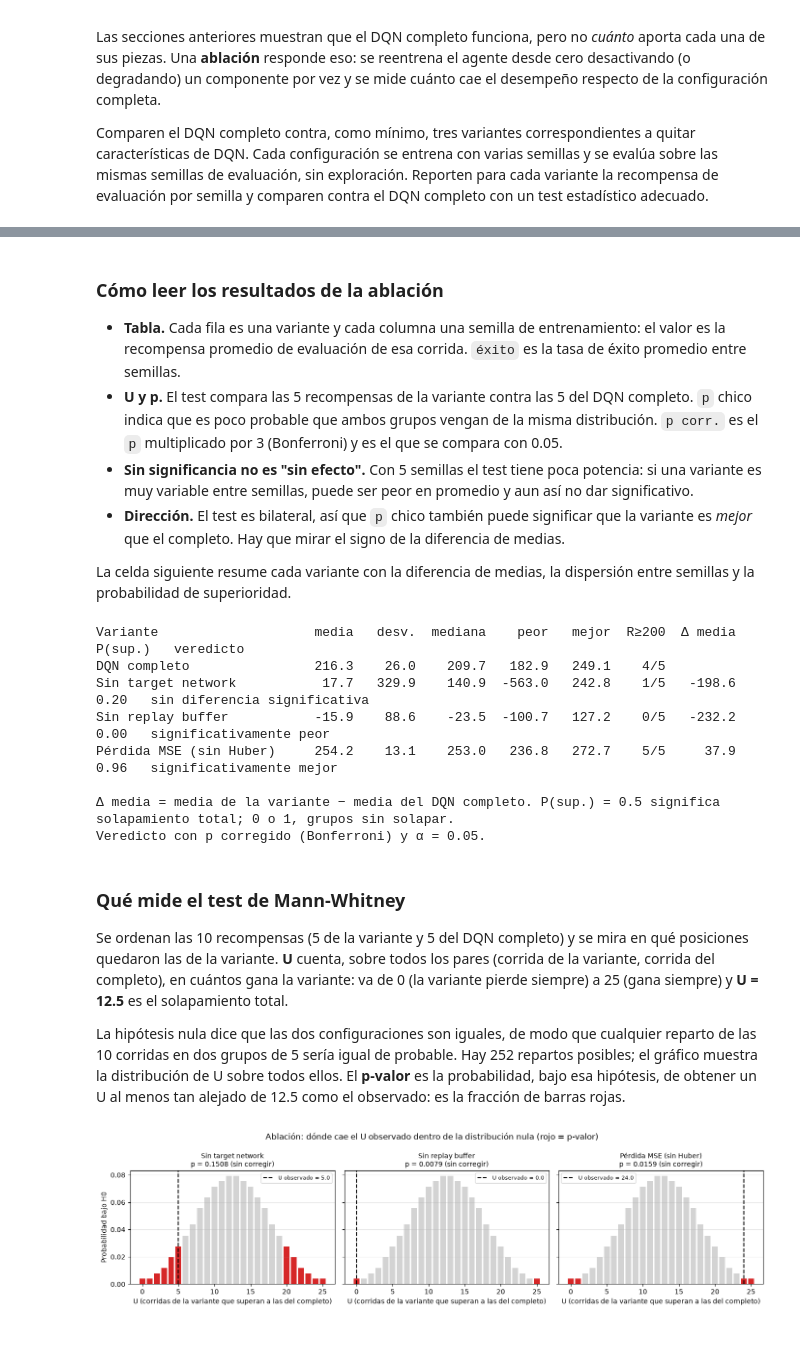
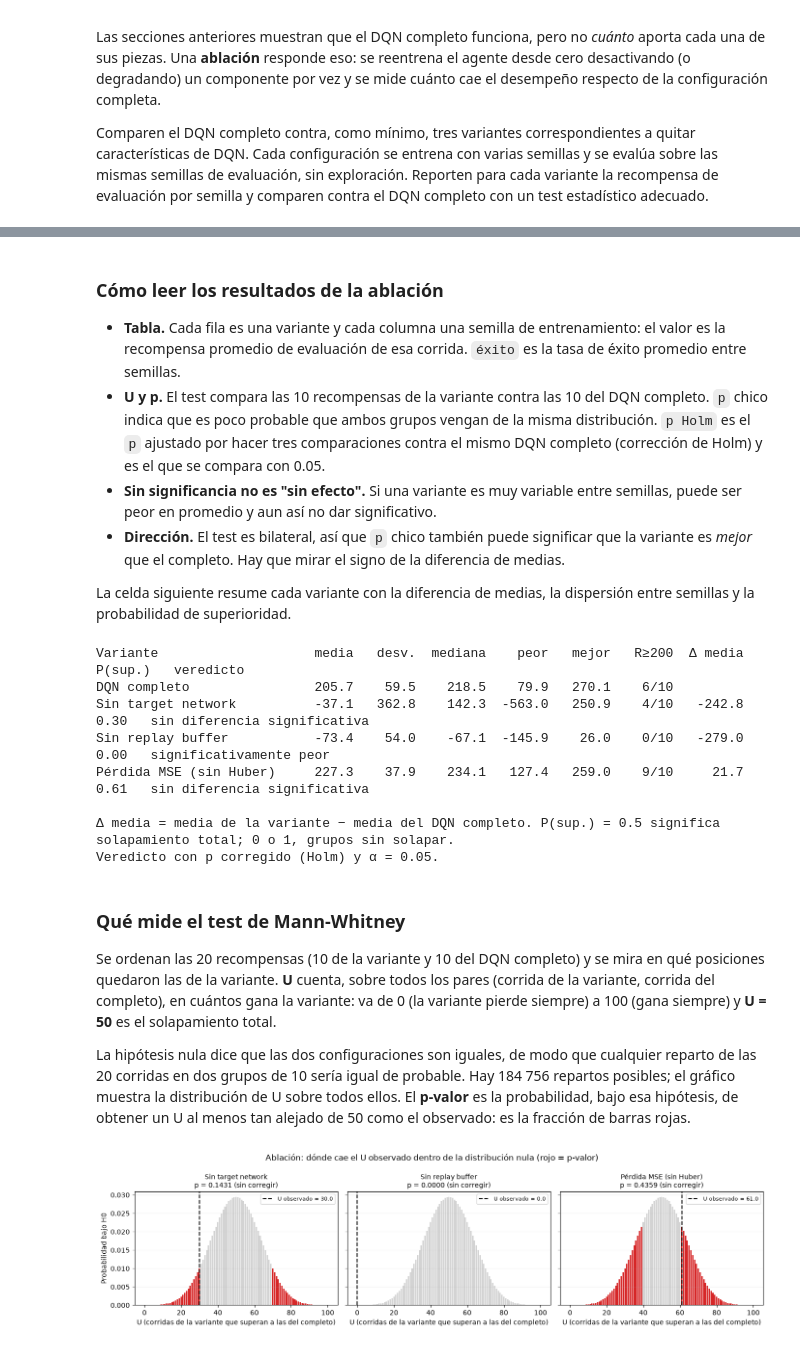
Before and after one commit to matiasencion/AprendizajeAutomatico, a Jupyter notebook: Tarea2/LunarLander_DQN_Tarea.ipynb, the cells around one changed output, grey strips where cells are left out. Saved outputs shown, nothing was run; the diff lists cells and outputs as text; code cells hidden in the pictures.

```diff
--- a/Tarea2/LunarLander_DQN_Tarea.ipynb
+++ b/Tarea2/LunarLander_DQN_Tarea.ipynb
@@ -1242,11 +1759,11 @@ plt.show()
 
 * **Tabla.** Cada fila es una variante y cada columna una semilla de entrenamiento: el valor es la
   recompensa promedio de evaluación de esa corrida. `éxito` es la tasa de éxito promedio entre semillas.
-* **U y p.** El test compara las 5 recompensas de la variante contra las 5 del DQN completo. `p` chico
-  indica que es poco probable que ambos grupos vengan de la misma distribución. `p corr.` es el `p`
-  multiplicado por 3 (Bonferroni) y es el que se compara con 0.05.
-* **Sin significancia no es "sin efecto".** Con 5 semillas el test tiene poca potencia: si una variante es
-  muy variable entre semillas, puede ser peor en promedio y aun así no dar significativo.
+* **U y p.** El test compara las 10 recompensas de la variante contra las 10 del DQN completo. `p` chico
+  indica que es poco probable que ambos grupos vengan de la misma distribución. `p Holm` es el `p` ajustado
+  por hacer tres comparaciones contra el mismo DQN completo (corrección de Holm) y es el que se compara con 0.05.
+* **Sin significancia no es "sin efecto".** Si una variante es muy variable entre semillas, puede ser peor en
+  promedio y aun así no dar significativo.
 * **Dirección.** El test es bilateral, así que `p` chico también puede significar que la variante es
   *mejor* que el completo. Hay que mirar el signo de la diferencia de medias.
 
@@ -1257,7 +1774,7 @@ probabilidad de superioridad.
 ALFA = 0.05
 
 print(f"{'Variante':<25}{'media':>8}{'desv.':>8}{'mediana':>9}{'peor':>8}{'mejor':>8}"
-      f"{'R≥200':>7}{'Δ media':>9}{'P(sup.)':>9}   veredicto")
+      f"{'R≥200':>8}{'Δ media':>9}{'P(sup.)':>9}   veredicto")
 
 for nombre in variantes:
     recompensas = por_semilla(nombre)
@@ -1269,70 +1786,68 @@ for nombre in variantes:
         print(fila)
         continue
 
-    u, p = stats.mannwhitneyu(recompensas, completo, alternative='two-sided')
-    p_corregido = min(1.0, p * num_comparaciones)
     diferencia = recompensas.mean() - completo.mean()
     # Probabilidad de superioridad: chance de que una corrida de la variante supere a una del completo
-    prob_superioridad = u / (len(recompensas) * len(completo))
+    prob_superioridad = pruebas[nombre].statistic / (len(recompensas) * len(completo))
 
-    if p_corregido >= ALFA:
+    if p_holm[nombre] >= ALFA:
         veredicto = "sin diferencia significativa"
     else:
         veredicto = "significativamente peor" if diferencia < 0 else "significativamente mejor"
     print(f"{fila}{diferencia:9.1f}{prob_superioridad:9.2f}   {veredicto}")
 
 print(f"\nΔ media = media de la variante − media del DQN completo. P(sup.) = 0.5 significa solapamiento total; "
-      f"0 o 1, grupos sin solapar.\nVeredicto con p corregido (Bonferroni) y α = {ALFA}.")
+      f"0 o 1, grupos sin solapar.\nVeredicto con p corregido (Holm) y α = {ALFA}.")
 # %% [output]
-Variante                    media   desv.  mediana    peor   mejor  R≥200  Δ media  P(sup.)   veredicto
-DQN completo                216.3    26.0    209.7   182.9   249.1    4/5
-Sin target network           17.7   329.9    140.9  -563.0   242.8    1/5   -198.6     0.20   sin diferencia significativa
-Sin replay buffer           -15.9    88.6    -23.5  -100.7   127.2    0/5   -232.2     0.00   significativamente peor
-Pérdida MSE (sin Huber)     254.2    13.1    253.0   236.8   272.7    5/5     37.9     0.96   significativamente mejor
+Variante                    media   desv.  mediana    peor   mejor   R≥200  Δ media  P(sup.)   veredicto
+DQN completo                205.7    59.5    218.5    79.9   270.1    6/10
+Sin target network          -37.1   362.8    142.3  -563.0   250.9    4/10   -242.8     0.30   sin diferencia significativa
+Sin replay buffer           -73.4    54.0    -67.1  -145.9    26.0    0/10   -279.0     0.00   significativamente peor
+Pérdida MSE (sin Huber)     227.3    37.9    234.1   127.4   259.0    9/10     21.7     0.61   sin diferencia significativa
 
 Δ media = media de la variante − media del DQN completo. P(sup.) = 0.5 significa solapamiento total; 0 o 1, grupos sin solapar.
-Veredicto con p corregido (Bonferroni) y α = 0.05.
+Veredicto con p corregido (Holm) y α = 0.05.
 # %% [markdown]
 ### Qué mide el test de Mann-Whitney
 
-Se ordenan las 10 recompensas (5 de la variante y 5 del DQN completo) y se mira en qué posiciones
+Se ordenan las 20 recompensas (10 de la variante y 10 del DQN completo) y se mira en qué posiciones
 quedaron las de la variante. **U** cuenta, sobre todos los pares (corrida de la variante, corrida del
-completo), en cuántos gana la variante: va de 0 (la variante pierde siempre) a 25 (gana siempre) y
-**U = 12.5** es el solapamiento total.
+completo), en cuántos gana la variante: va de 0 (la variante pierde siempre) a 100 (gana siempre) y
+**U = 50** es el solapamiento total.
 
-La hipótesis nula dice que las dos configuraciones son iguales, de modo que cualquier reparto de las 10 corridas
-en dos grupos de 5 sería igual de probable. Hay 252 repartos posibles; el gráfico muestra la distribución de U
+La hipótesis nula dice que las dos configuraciones son iguales, de modo que cualquier reparto de las 20 corridas
+en dos grupos de 10 sería igual de probable. Hay 184 756 repartos posibles; el gráfico muestra la distribución de U
 sobre todos ellos. El **p-valor** es la probabilidad, bajo esa hipótesis, de obtener un U al menos tan alejado de
-12.5 como el observado: es la fracción de barras rojas.
+50 como el observado: es la fracción de barras rojas.
 # %%
 # Distribución exacta de U bajo la hipótesis nula, con el U observado de cada variante
 from itertools import combinations
 
 n = len(completo)
-# Todas las formas de repartir los rangos 1..10 entre los dos grupos (sin empates)
+# Todas las formas de repartir los rangos 1..2n entre los dos grupos (sin empates)
 u_nulo = np.array([sum(rangos) - n * (n + 1) / 2 for rangos in combinations(range(1, 2 * n + 1), n)])
 valores, frecuencias = np.unique(u_nulo, return_counts=True)
 
 fig, ejes = plt.subplots(1, num_comparaciones, figsize=(14, 3.8), sharey=True)
 
-for eje, nombre in zip(ejes, list(variantes)[1:]):
-    u, p = stats.mannwhitneyu(por_semilla(nombre), completo, alternative='two-sided')
+for eje, nombre in zip(ejes, comparadas):
+    u, p = pruebas[nombre].statistic, pruebas[nombre].pvalue
     # Reparticiones tan o más extremas que la observada (a cualquiera de los dos lados)
     extremos = np.abs(valores - n * n / 2) >= abs(u - n * n / 2)
 
     eje.bar(valores, frecuencias / len(u_nulo), color=np.where(extremos, 'tab:red', 'lightgray'))
     eje.axvline(u, color='black', linestyle='--', label=f"U observado = {u:.1f}")
     eje.set_title(f"{nombre}\np = {p:.4f} (sin corregir)", fontsize=10)
     eje.set_xlabel("U (corridas de la variante que superan a las del completo)")
     eje.legend(fontsize=8)
     eje.grid(True, axis='y', alpha=0.3)
 
 ejes[0].set_ylabel("Probabilidad bajo H0")
 fig.suptitle("Ablación: dónde cae el U observado dentro de la distribución nula (rojo = p-valor)")
 plt.tight_layout()
 plt.show()
 # %% [output]
-[figure, old version]
+[figure, new version]
 # %%
 # Tasa de éxito (R ≥ 200) de evaluación por semilla de cada variante
 fig, ax = plt.subplots(figsize=(9, 4.5))
```
Also changed, not shown: parts of 28 cells of this notebook.
